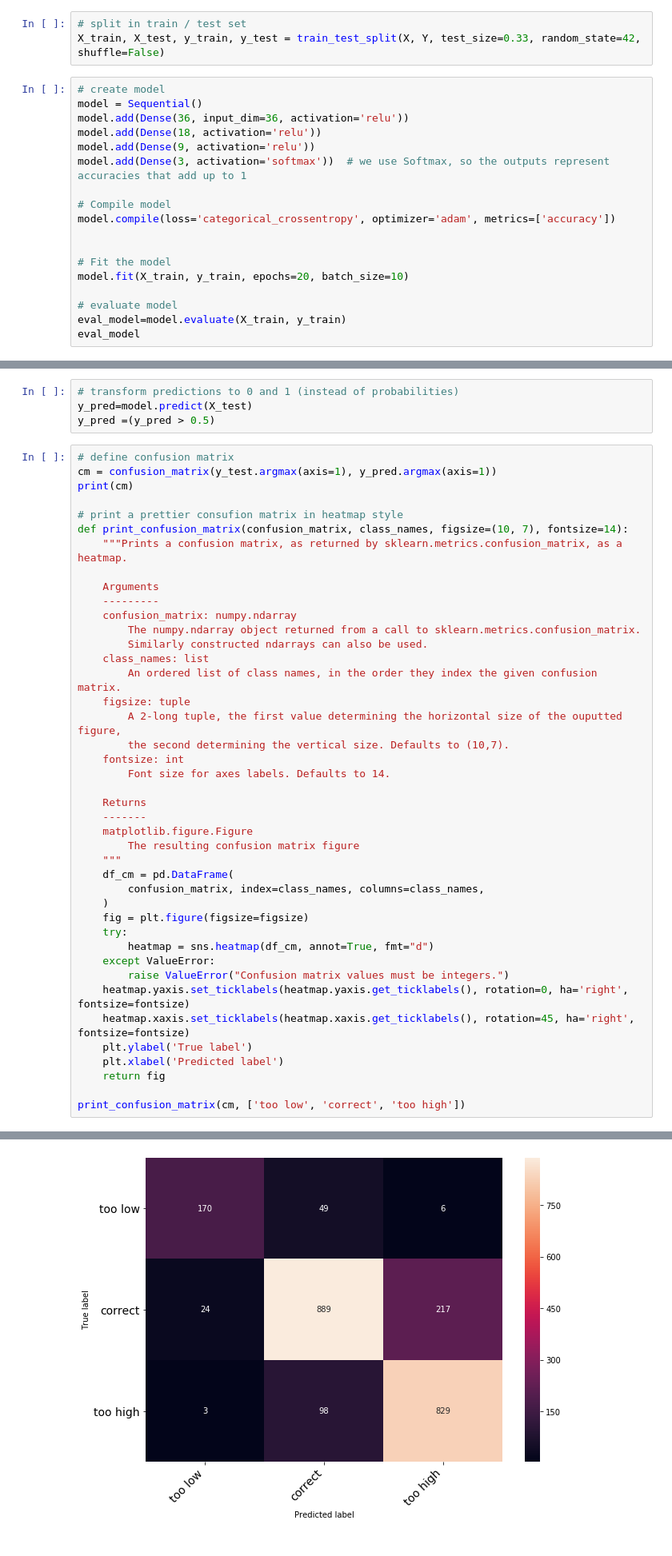
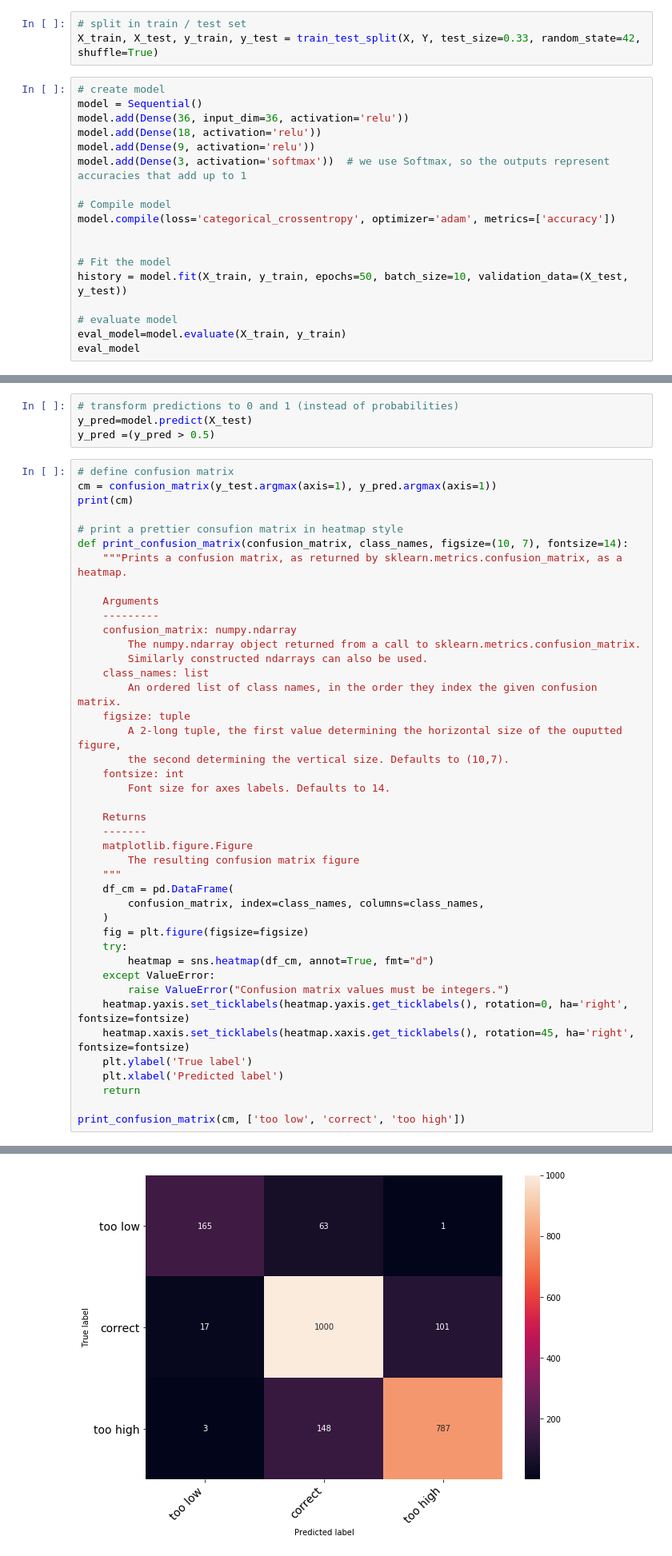
Before and after one commit to Vollkorn01/Deep-Learning-Fitness-Exercise-Correction-Keras, a Jupyter notebook: ANN.ipynb, the cells around one changed output, grey strips where cells are left out. Shown: that part at 80% size. Cells and saved outputs as stored; diff of their text form.

```diff
--- a/ANN.ipynb
+++ b/ANN.ipynb
@@ -78,7 +77,7 @@ In case you used a LabelEncoder before this OneHotEncoder to convert the categor
   warnings.warn(msg, FutureWarning)
 # %%
 # split in train / test set
-X_train, X_test, y_train, y_test = train_test_split(X, Y, test_size=0.33, random_state=42, shuffle=False)
+X_train, X_test, y_train, y_test = train_test_split(X, Y, test_size=0.33, random_state=42, shuffle=True)
 # %%
 # create model
 model = Sequential()
@@ -92,7 +91,7 @@ model.compile(loss='categorical_crossentropy', optimizer='adam', metrics=['accur
 
 
 # Fit the model
-model.fit(X_train, y_train, epochs=20, batch_size=10)
+history = model.fit(X_train, y_train, epochs=50, batch_size=10, validation_data=(X_test, y_test))
 
 # evaluate model
 eval_model=model.evaluate(X_train, y_train)
@@ -159,7 +198,7 @@ def print_confusion_matrix(confusion_matrix, class_names, figsize=(10, 7), fonts
     heatmap.xaxis.set_ticklabels(heatmap.xaxis.get_ticklabels(), rotation=45, ha='right', fontsize=fontsize)
     plt.ylabel('True label')
     plt.xlabel('Predicted label')
-    return fig
+    return
 
 print_confusion_matrix(cm, ['too low', 'correct', 'too high'])
 # %% [output]
@@ -169 +208 @@ print_confusion_matrix(cm, ['too low', 'correct', 'too high'])
-[figure, old version]
+[figure, new version]
```
Also changed, not shown: parts of 5 cells of this notebook, 4 other files.
